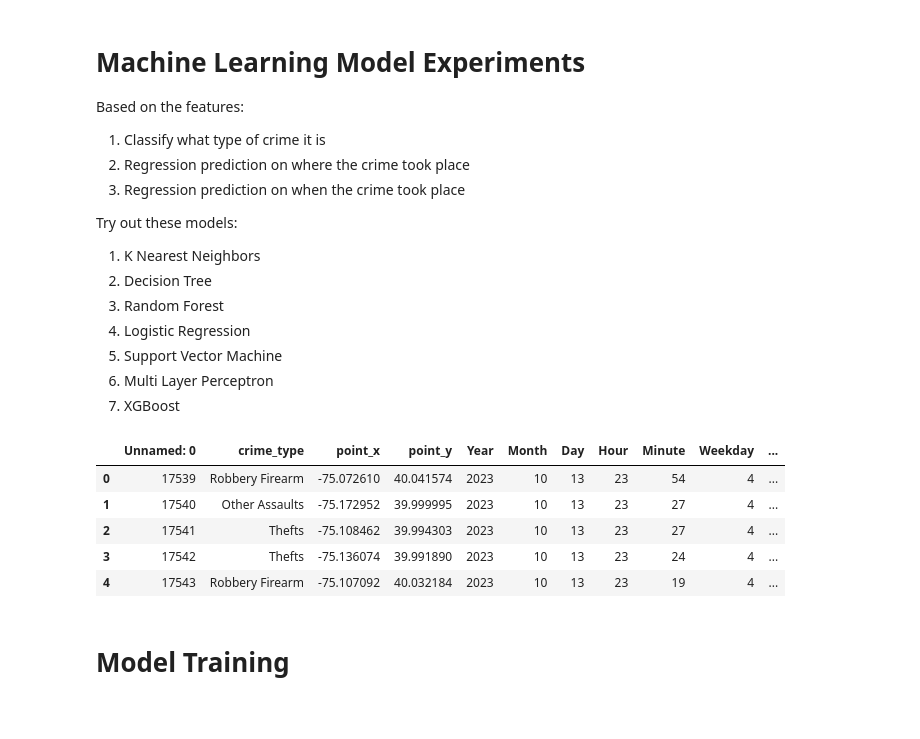
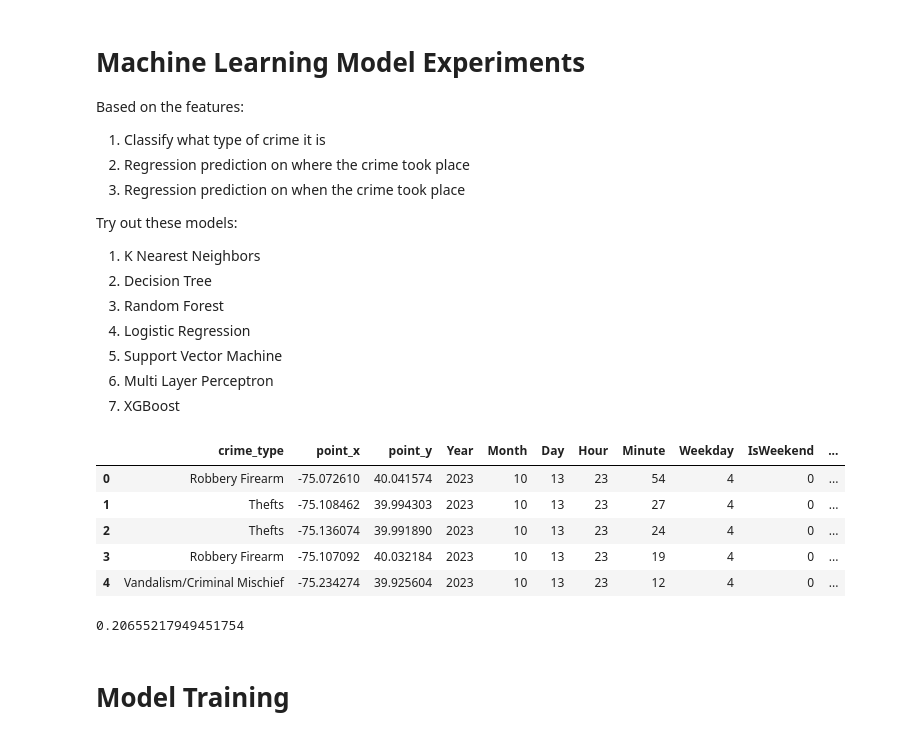
Before and after one commit to drexelai/crime-ml, a Jupyter notebook: ML Modeling Experiments.ipynb, the cells around one changed output. Cells and saved outputs as stored; diff of their text form; code cells hidden in the pictures.

```diff
--- a/ML Modeling Experiments.ipynb
+++ b/ML Modeling Experiments.ipynb
@@ -44,11 +71,17 @@ data = pd.read_csv("data\data_full_features.csv")
-# %%
-data.head()
-# %% [output]
-|  | Unnamed: 0 | crime_type | point_x | point_y | Year | Month | Day | Hour | Minute | Weekday | ... |
-| 0 | 17539 | Robbery Firearm | -75.072610 | 40.041574 | 2023 | 10 | 13 | 23 | 54 | 4 | ... |
-| 1 | 17540 | Other Assaults | -75.172952 | 39.999995 | 2023 | 10 | 13 | 23 | 27 | 4 | ... |
-| 2 | 17541 | Thefts | -75.108462 | 39.994303 | 2023 | 10 | 13 | 23 | 27 | 4 | ... |
-| 3 | 17542 | Thefts | -75.136074 | 39.991890 | 2023 | 10 | 13 | 23 | 24 | 4 | ... |
-| 4 | 17543 | Robbery Firearm | -75.107092 | 40.032184 | 2023 | 10 | 13 | 23 | 19 | 4 | ... |
+# %%
+data.drop("Unnamed: 0", axis=1, inplace=True)
+data.head()
+# %% [output]
+|  | crime_type | point_x | point_y | Year | Month | Day | Hour | Minute | Weekday | IsWeekend | ... |
+| 0 | Robbery Firearm | -75.072610 | 40.041574 | 2023 | 10 | 13 | 23 | 54 | 4 | 0 | ... |
+| 1 | Thefts | -75.108462 | 39.994303 | 2023 | 10 | 13 | 23 | 27 | 4 | 0 | ... |
+| 2 | Thefts | -75.136074 | 39.991890 | 2023 | 10 | 13 | 23 | 24 | 4 | 0 | ... |
+| 3 | Robbery Firearm | -75.107092 | 40.032184 | 2023 | 10 | 13 | 23 | 19 | 4 | 0 | ... |
+| 4 | Vandalism/Criminal Mischief | -75.234274 | 39.925604 | 2023 | 10 | 13 | 23 | 12 | 4 | 0 | ... |
+# %%
+# Largest prior
+data["crime_type"].value_counts()[0]/data["crime_type"].value_counts().sum()
+# %% [output]
+0.20655217949451754
 # %%
 feature_data_pipeline = ColumnTransformer([
```
Also changed, not shown: parts of 20 cells of this notebook.
